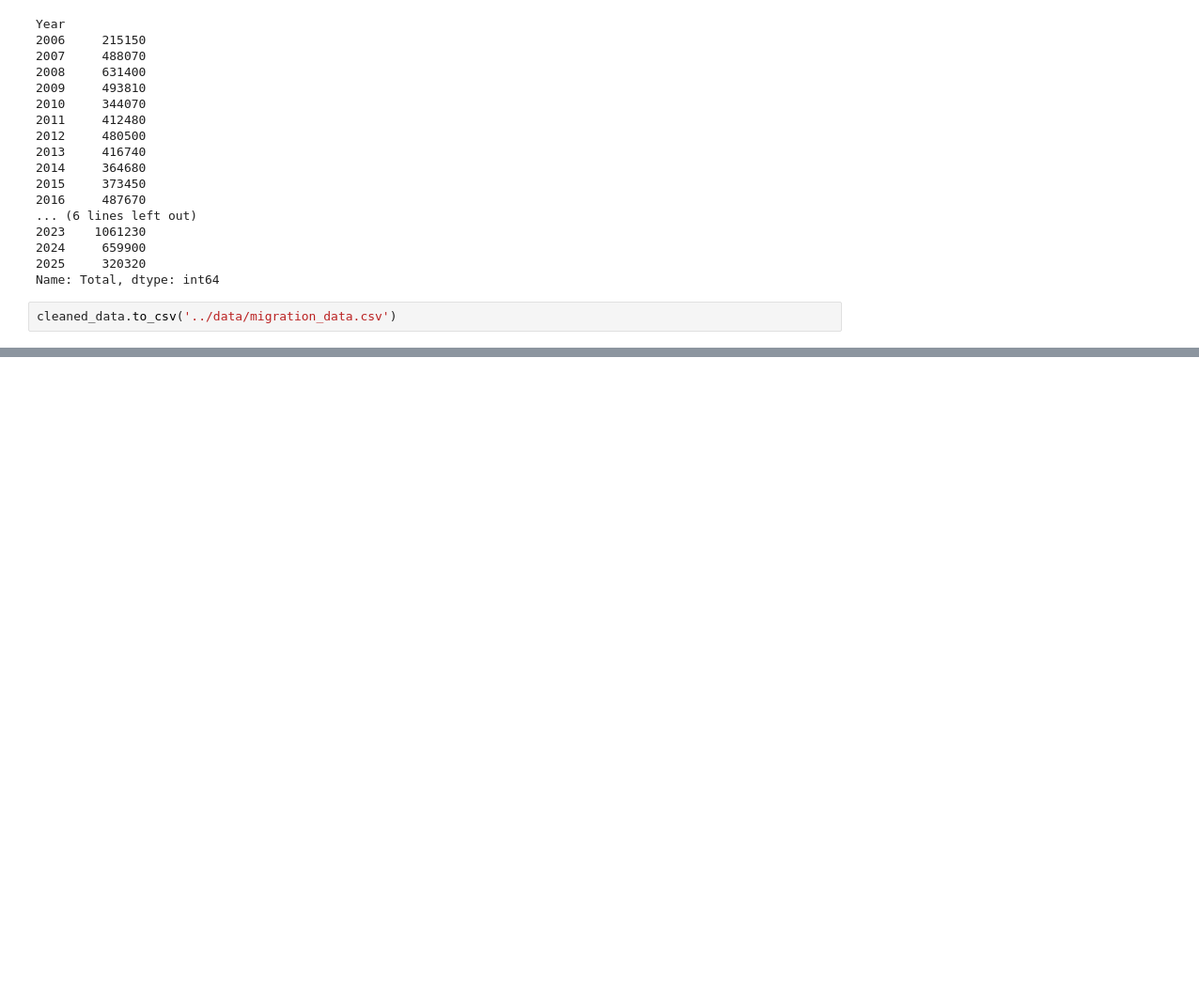
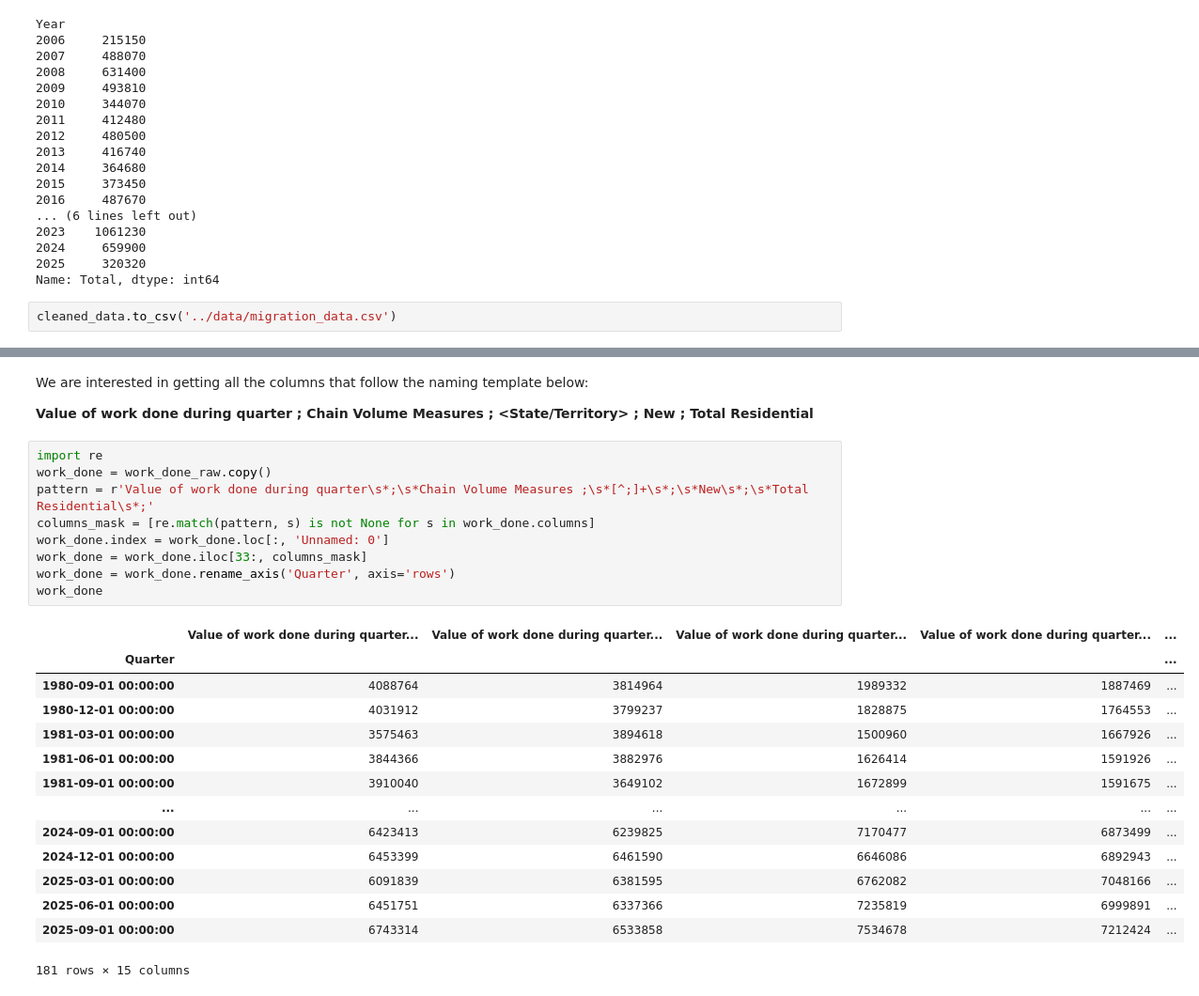
Before and after one commit to aydinkhan2005/Investigating-Factors-Affecting-Housing-in-Australia, a Jupyter notebook: notebooks/clean_dataset.ipynb, the cells around one changed output, grey strips where cells are left out. Shown at 94% size. Saved outputs shown, nothing was run; the diff lists cells and outputs as text; blank space fills up the shorter version.

```diff
--- a/notebooks/clean_dataset.ipynb
+++ b/notebooks/clean_dataset.ipynb
@@ -139,0 +182,29 @@ cleaned_data.to_csv('../data/migration_data.csv')
+# %% [markdown]
+We are interested in getting all the columns that follow the naming template below:
+
+
+**Value of work done during quarter ; Chain Volume Measures ; <State/Territory> ; New ; Total Residential**
+# %%
+import re
+work_done = work_done_raw.copy()
+pattern = r'Value of work done during quarter\s*;\s*Chain Volume Measures ;\s*[^;]+\s*;\s*New\s*;\s*Total Residential\s*;'
+columns_mask = [re.match(pattern, s) is not None for s in work_done.columns]
+work_done.index = work_done.loc[:, 'Unnamed: 0']
+work_done = work_done.iloc[33:, columns_mask]
+work_done = work_done.rename_axis('Quarter', axis='rows')
+work_done
+# %% [output]
+|  | Value of work done during quarter... | Value of work done during quarter... | Value of work done during quarter... | Value of work done during quarter... | ... |
+| Quarter |  |  |  |  | ... |
+| 1980-09-01 00:00:00 | 4088764 | 3814964 | 1989332 | 1887469 | ... |
+| 1980-12-01 00:00:00 | 4031912 | 3799237 | 1828875 | 1764553 | ... |
+| 1981-03-01 00:00:00 | 3575463 | 3894618 | 1500960 | 1667926 | ... |
+| 1981-06-01 00:00:00 | 3844366 | 3882976 | 1626414 | 1591926 | ... |
+| 1981-09-01 00:00:00 | 3910040 | 3649102 | 1672899 | 1591675 | ... |
+| ... | ... | ... | ... | ... | ... |
+| 2024-09-01 00:00:00 | 6423413 | 6239825 | 7170477 | 6873499 | ... |
+| 2024-12-01 00:00:00 | 6453399 | 6461590 | 6646086 | 6892943 | ... |
+| 2025-03-01 00:00:00 | 6091839 | 6381595 | 6762082 | 7048166 | ... |
+| 2025-06-01 00:00:00 | 6451751 | 6337366 | 7235819 | 6999891 | ... |
+| 2025-09-01 00:00:00 | 6743314 | 6533858 | 7534678 | 7212424 | ... |
+181 rows × 15 columns
```
Also changed, not shown: parts of 12 cells of this notebook, 4 other files.
